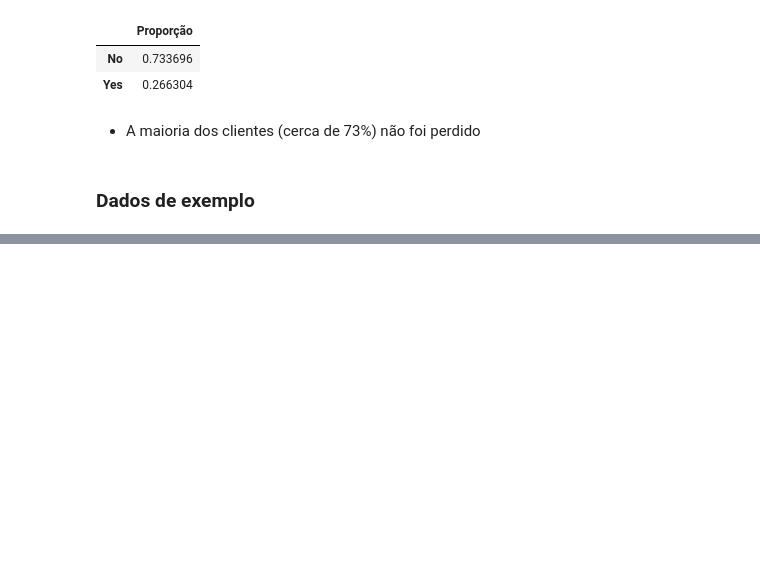
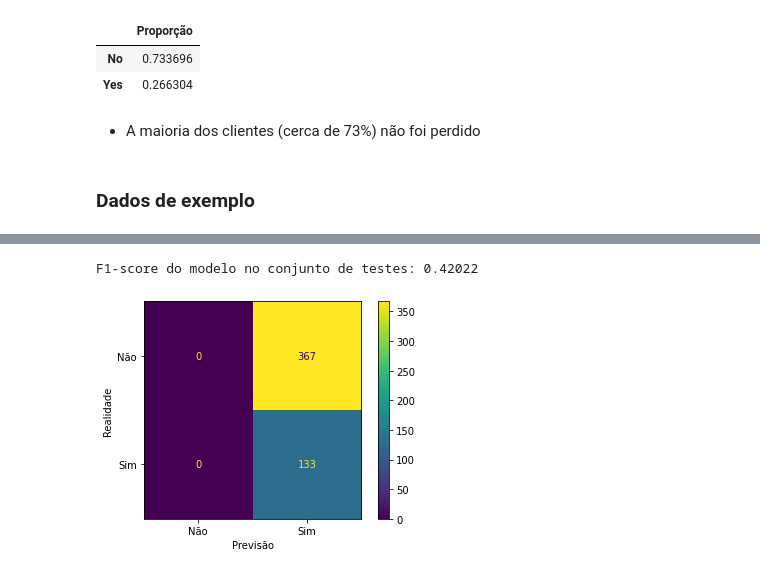
Before and after one commit to he7d3r/maratona-behind-the-code-2021, a Jupyter notebook: 5-sonda/solução/notebook.ipynb, the cells around one changed output, grey strips where cells are left out. Saved outputs shown, nothing was run; the diff lists cells and outputs as text; code cells hidden in the pictures; blank space fills up the shorter version.

Commit message:
Use dummy models to test the full pipeline, grid-search and output

```diff
--- a/5-sonda/solução/notebook.ipynb
+++ b/5-sonda/solução/notebook.ipynb
@@ -113,0 +153,4 @@ with pd.option_context("display.max_columns", None):
+# %%
+classifier = DummyClassifier(strategy="most_frequent", random_state=seed)
+pipe = Pipeline([("preprocessor", preprocessor), ("clf", classifier)])
+# display(pipe)
@@ -113,0 +159,9 @@ with pd.option_context("display.max_columns", None):
+# %%
+X_train = df_train[all_cols]
+y_train = df_train[target]
+X_test = df_test[all_cols]
+y_test = df_test[target]
+print(X_train.shape)
+print(y_train.shape)
+print(X_test.shape)
+print(y_test.shape)
@@ -113,0 +173,10 @@ with pd.option_context("display.max_columns", None):
+# %%
+param_grid = [
+    {
+        "clf__strategy": ["uniform"],
+    },
+    {
+        "clf__strategy": ["constant"],
+        "clf__constant": ["No", "Yes"],
+    },
+]
@@ -113,0 +250,14 @@ with pd.option_context("display.max_columns", None):
+# %%
+model = cv.best_estimator_
+
+display(HTML(f"<h4>Maior média de {scoring_name}</h4>"))
+display(
+    HTML(
+        f"""<ul>
+<li>Maior média de {scoring_name}: {cv.best_score_:.5f} (desvio padrão: {cv.cv_results_["std_test_" + scoring_name][cv.best_index_]:.5f})</li>
+<li>Parâmetros que maximizaram a média de {scoring_name}:<br/><code>{cv.best_params_}</code></li>
+<li>Modelo com a maior média de {scoring_name}:</li>
+</ul>"""
+    )
+)
+# display(model)
@@ -113,0 +270,12 @@ with pd.option_context("display.max_columns", None):
+# %%
+y_pred = model.predict(X_test)
+score = f1_score(y_test, y_pred, pos_label="Yes")
+print(f"F1-score do modelo no conjunto de testes: {score:.5f}")
+# %% [output]
+F1-score do modelo no conjunto de testes: 0.42022
+# %%
+cmd = plot_confusion_matrix(model, X_test, y_test, display_labels=["Não", "Sim"])
+cmd.ax_.set(xlabel="Previsão", ylabel="Realidade")
+plt.show()
+# %% [output]
+[figure, added]
```
Also changed, not shown: parts of 13 cells of this notebook, 1 other file.
